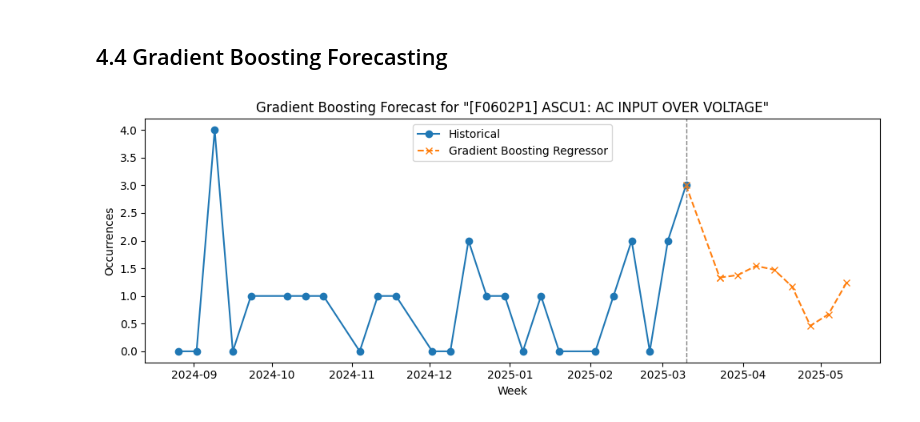
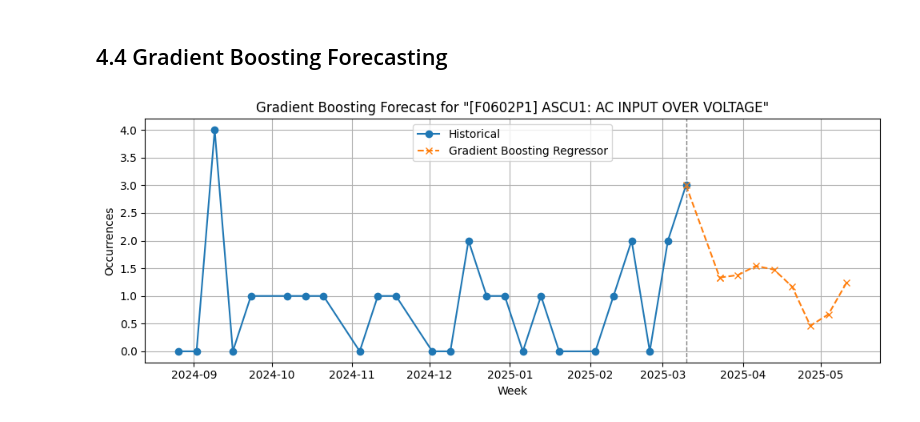
Before and after one commit to jasurlive/THESIS_WSU, a Jupyter notebook: forecast_analysis.ipynb, the cells around one changed output. Saved outputs shown, nothing was run; the diff lists cells and outputs as text; code cells hidden in the pictures.

```diff
--- a/forecast_analysis.ipynb
+++ b/forecast_analysis.ipynb
@@ -202,6 +199,7 @@ for fault in top10.columns:
         plt.xlabel("Week")
         plt.ylabel("Occurrences")
         plt.legend()
+        plt.grid(True)
         plt.tight_layout()
         plt.show()
     except Exception as e:
@@ -298,6 +296,7 @@ for fault in top10.columns:
         plt.xlabel("Week")
         plt.ylabel("Occurrences")
         plt.legend()
+        plt.grid(True)
         plt.tight_layout()
         plt.show()
 
@@ -376,6 +375,7 @@ for fault in top10.columns:
         plt.xlabel("Week")
         plt.ylabel("Occurrences")
         plt.legend()
+        plt.grid(True)
         plt.tight_layout()
         plt.show()
 
@@ -452,6 +452,7 @@ for fault in top10.columns:
         plt.xlabel("Week")
         plt.ylabel("Occurrences")
         plt.legend()
+        plt.grid(True)
         plt.tight_layout()
         plt.show()
 
@@ -507,31 +508,32 @@ for fault in top10.columns:
         )[1:]
 
         plt.figure(figsize=(10, 4))
         plt.plot(index, y, marker="o", label="Historical", color="tab:blue")
         plt.plot(
             [index[-1], forecast_index[0]],
             [y[-1], forecast[0]],
             color="tab:orange",
             linestyle="--",
             marker="x",
         )
         plt.plot(
             forecast_index,
             forecast,
             marker="x",
             linestyle="--",
             color="tab:orange",
             label="Gradient Boosting Regressor",
         )
         plt.axvline(x=index[-1], color="gray", linestyle="dashed", linewidth=1)
         plt.title(f'Gradient Boosting Forecast for "{fault}"')
         plt.xlabel("Week")
         plt.ylabel("Occurrences")
         plt.legend()
+        plt.grid(True)
         plt.tight_layout()
         plt.show()
 
     except Exception as e:
         print(f"Gradient Boosting Regressor Forecast failed for '{fault}': {e}")
 # %% [output]
-[figure, old version]
+[figure, new version]
```
Also changed, not shown: parts of 6 cells of this notebook.
